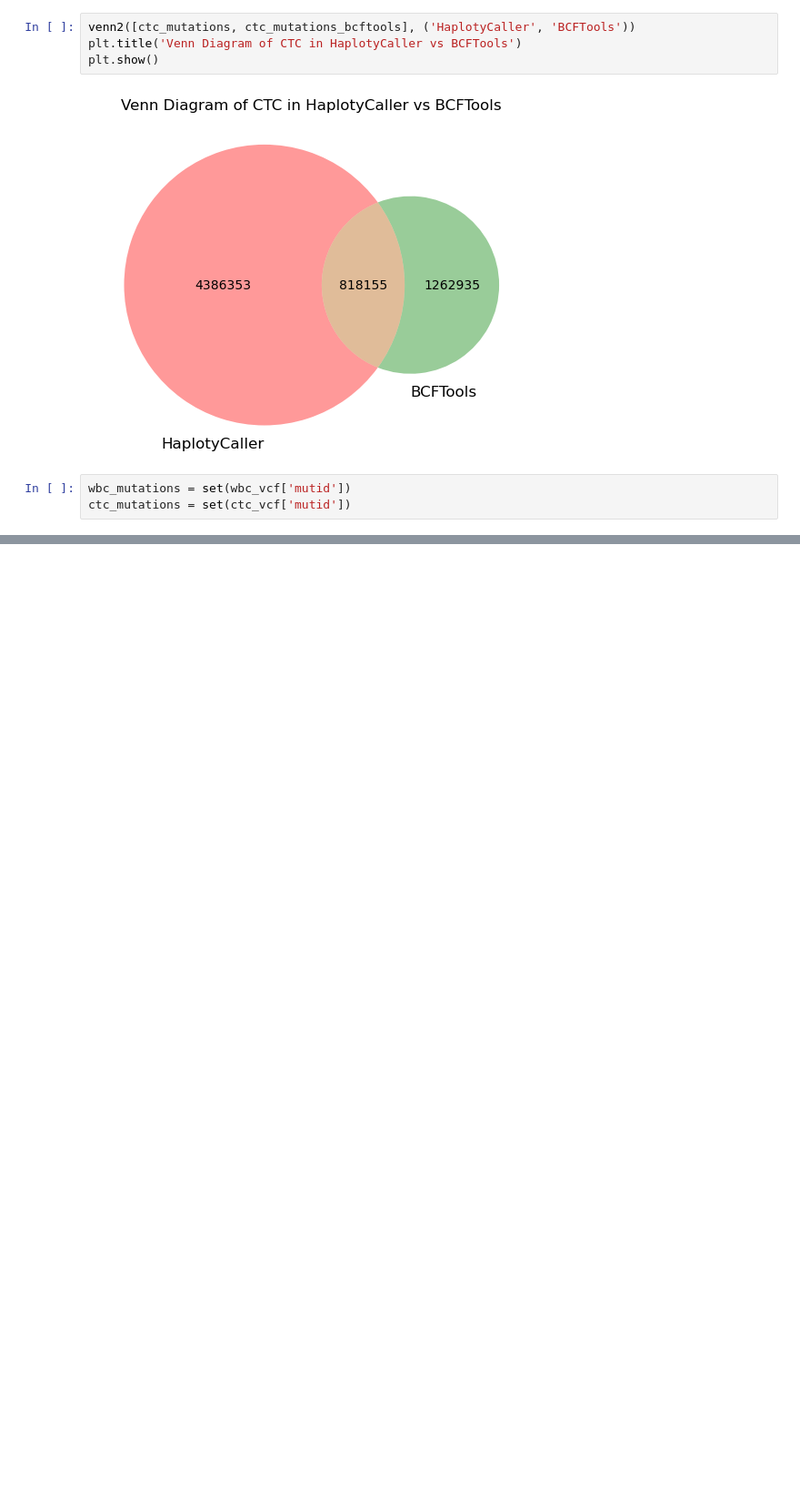
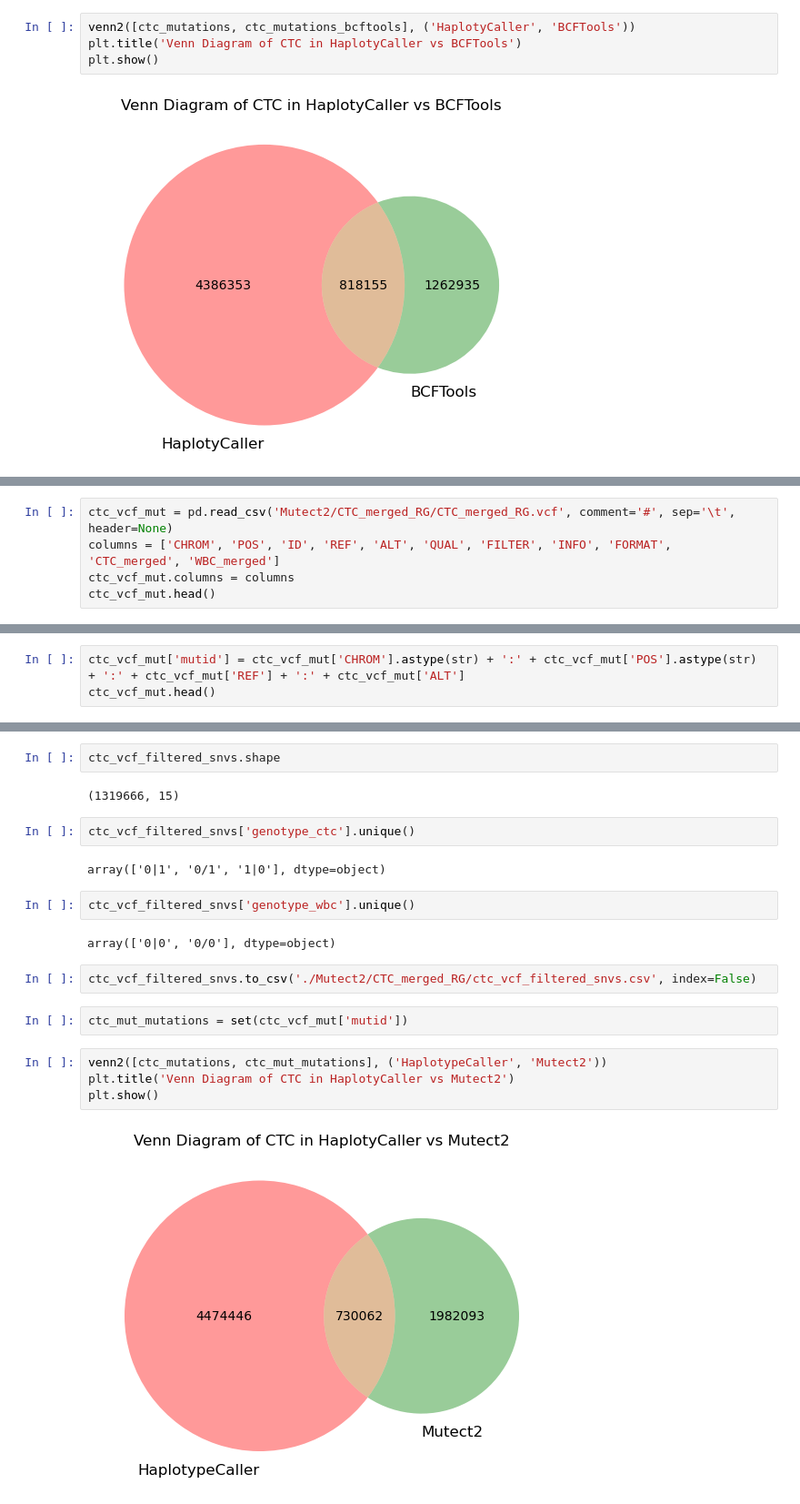
Before and after one commit to sitara-21/mutation_analysis, a Jupyter notebook: Muts.ipynb, the cells around one changed output, grey strips where cells are left out. Shown at 91% size. Saved outputs shown, nothing was run; the diff lists cells and outputs as text; blank space fills up the shorter version.

Commit message:
Added analysis for Mutect2, BCFTools and HaplotypeCaller

```diff
--- a/Muts.ipynb
+++ b/Muts.ipynb
@@ -346,6 +362,3 @@ plt.title('Venn Diagram of CTC in HaplotyCaller vs BCFTools')
 plt.show()
 # %% [output]
 [figure]
-# %%
-wbc_mutations = set(wbc_vcf['mutid'])
-ctc_mutations = set(ctc_vcf['mutid'])
@@ -351,0 +367,5 @@ ctc_mutations = set(ctc_vcf['mutid'])
+# %%
+ctc_vcf_mut = pd.read_csv('Mutect2/CTC_merged_RG/CTC_merged_RG.vcf', comment='#', sep='\t', header=None)
+columns = ['CHROM', 'POS', 'ID', 'REF', 'ALT', 'QUAL', 'FILTER', 'INFO', 'FORMAT', 'CTC_merged', 'WBC_merged']
+ctc_vcf_mut.columns = columns
+ctc_vcf_mut.head()
@@ -351,0 +383,3 @@ ctc_mutations = set(ctc_vcf['mutid'])
+# %%
+ctc_vcf_mut['mutid'] = ctc_vcf_mut['CHROM'].astype(str) + ':' + ctc_vcf_mut['POS'].astype(str) + ':' + ctc_vcf_mut['REF'] + ':' + ctc_vcf_mut['ALT']
+ctc_vcf_mut.head()
@@ -351,0 +438,22 @@ ctc_mutations = set(ctc_vcf['mutid'])
+# %%
+ctc_vcf_filtered_snvs.shape
+# %% [output]
+(1319666, 15)
+# %%
+ctc_vcf_filtered_snvs['genotype_ctc'].unique()
+# %% [output]
+array(['0|1', '0/1', '1|0'], dtype=object)
+# %%
+ctc_vcf_filtered_snvs['genotype_wbc'].unique()
+# %% [output]
+array(['0|0', '0/0'], dtype=object)
+# %%
+ctc_vcf_filtered_snvs.to_csv('./Mutect2/CTC_merged_RG/ctc_vcf_filtered_snvs.csv', index=False)
+# %%
+ctc_mut_mutations = set(ctc_vcf_mut['mutid'])
+# %%
+venn2([ctc_mutations, ctc_mut_mutations], ('HaplotypeCaller', 'Mutect2'))
+plt.title('Venn Diagram of CTC in HaplotyCaller vs Mutect2')
+plt.show()
+# %% [output]
+[figure, added]
```
Also changed, not shown: parts of 72 cells of this notebook.
